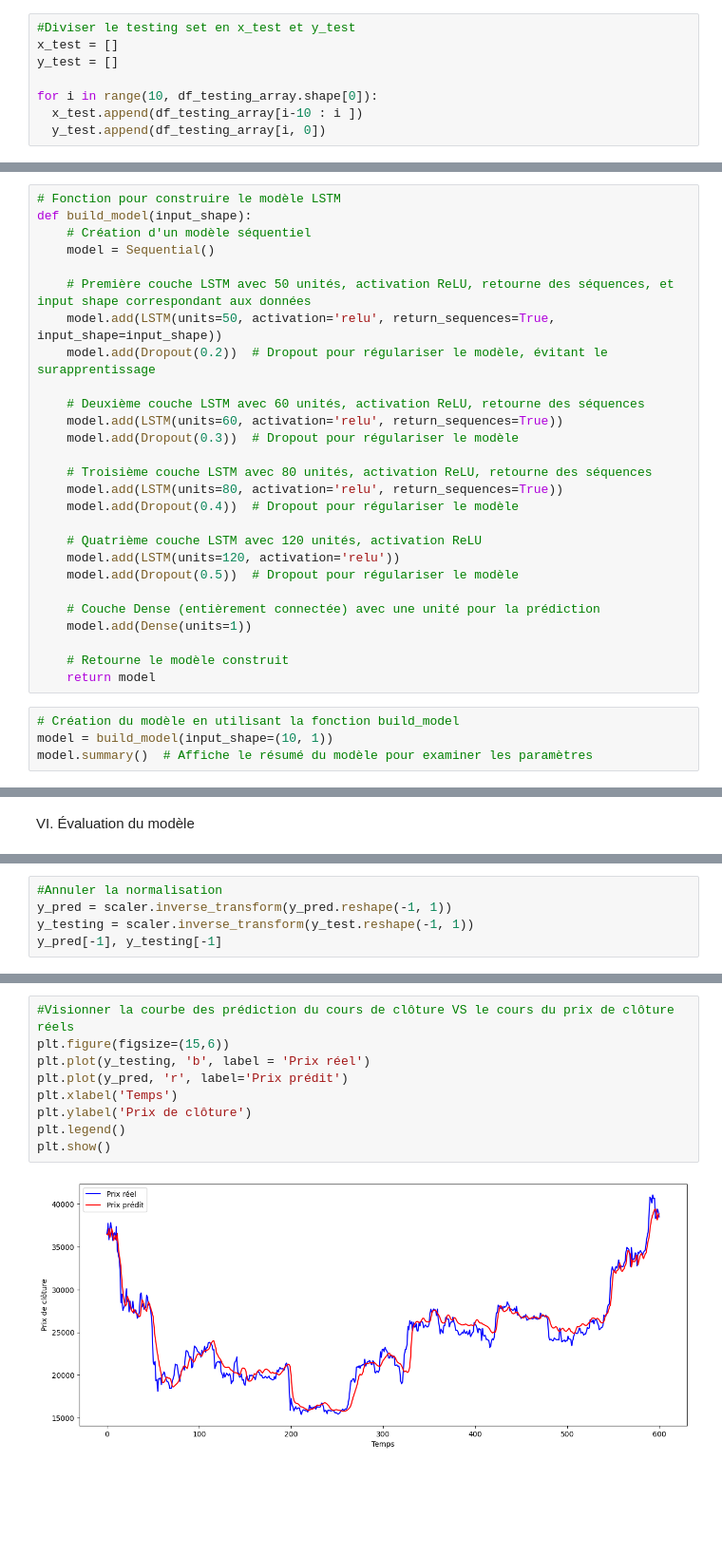
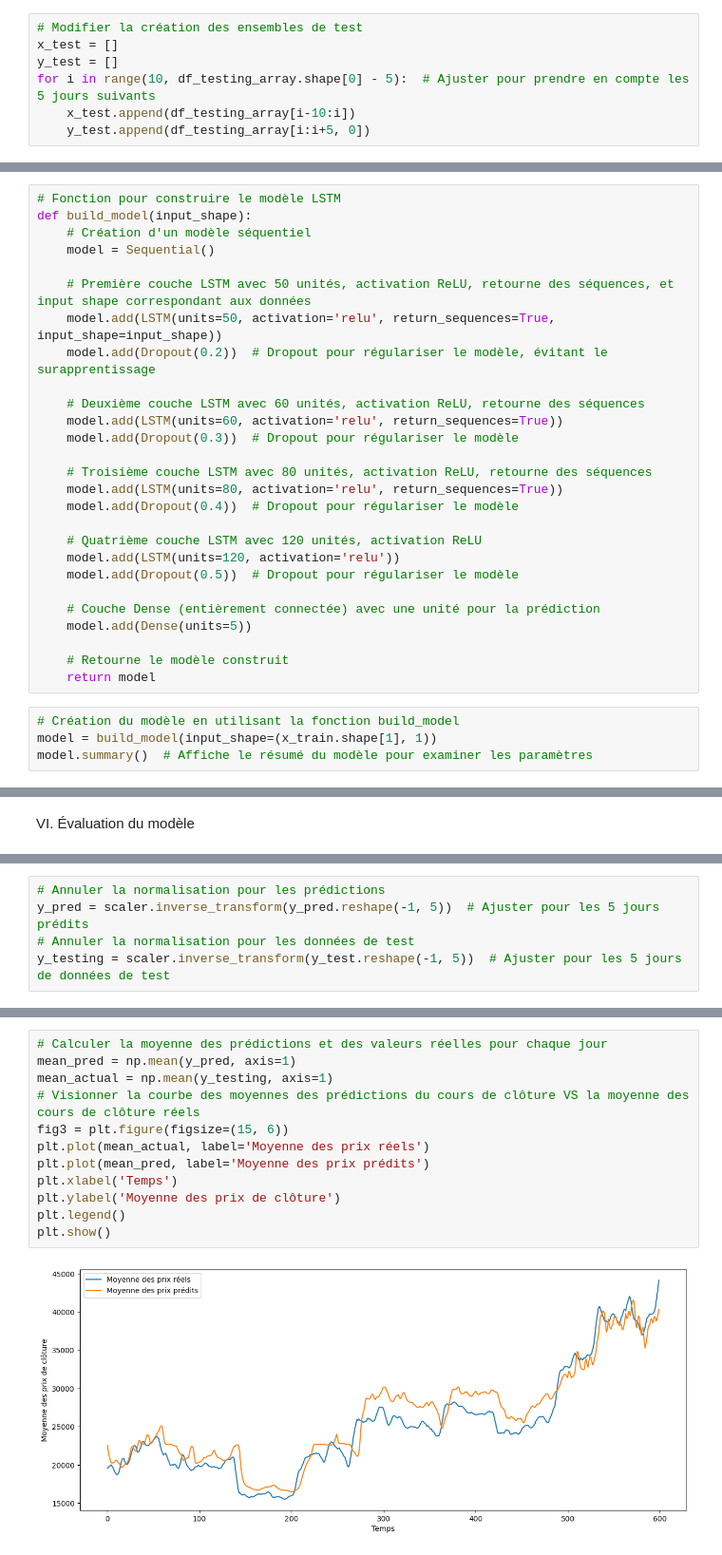
Before and after one commit to NGALENAL1004/DeepLearningProject_CryptoForetell, a Jupyter notebook: CryptoForetell.ipynb, the cells around one changed output, grey strips where cells are left out. Shown at 95% size. Cells and saved outputs as stored; diff of their text form; blank space fills up the shorter version.

```diff
--- a/CryptoForetell.ipynb
+++ b/CryptoForetell.ipynb
@@ -238,11 +236,10 @@ df_testing_array.shape
 # %%
-#Diviser le testing set en x_test et y_test
+# Modifier la création des ensembles de test
 x_test = []
 y_test = []
-
-for i in range(10, df_testing_array.shape[0]):
-  x_test.append(df_testing_array[i-10 : i ])
-  y_test.append(df_testing_array[i, 0])
+for i in range(10, df_testing_array.shape[0] - 5):  # Ajuster pour prendre en compte les 5 jours suivants
+    x_test.append(df_testing_array[i-10:i])
+    y_test.append(df_testing_array[i:i+5, 0])
 # %%
 #Conversion de x_test et y_test en matrices
 x_test, y_test = np.array(x_test), np.array(y_test)
@@ -276,13 +273,13 @@ def build_model(input_shape):
     model.add(Dropout(0.5))  # Dropout pour régulariser le modèle
 
     # Couche Dense (entièrement connectée) avec une unité pour la prédiction
-    model.add(Dense(units=1))
+    model.add(Dense(units=5))
 
     # Retourne le modèle construit
     return model
 # %%
 # Création du modèle en utilisant la fonction build_model
-model = build_model(input_shape=(10, 1))
+model = build_model(input_shape=(x_train.shape[1], 1))
 model.summary()  # Affiche le résumé du modèle pour examiner les paramètres
 # %% [output]
 WARNING:tensorflow:From c:\Users\ngale\AppData\Local\Programs\Python\Python311\Lib\site-packages\keras\src\backend.py:873: The name tf.get_default_graph is deprecated. Please use tf.compat.v1.get_defa ...
@@ -356,5 +353,5 @@ y_pred.shape
 # %%
-#Annuler la normalisation
-y_pred = scaler.inverse_transform(y_pred.reshape(-1, 1))
-y_testing = scaler.inverse_transform(y_test.reshape(-1, 1))
-y_pred[-1], y_testing[-1]
+# Annuler la normalisation pour les prédictions
+y_pred = scaler.inverse_transform(y_pred.reshape(-1, 5))  # Ajuster pour les 5 jours prédits
+# Annuler la normalisation pour les données de test
+y_testing = scaler.inverse_transform(y_test.reshape(-1, 5))  # Ajuster pour les 5 jours de données de test
@@ -363,11 +364,14 @@ y_pred[-1], y_testing[-1]
 # %%
-#Visionner la courbe des prédiction du cours de clôture VS le cours du prix de clôture réels
-plt.figure(figsize=(15,6))
-plt.plot(y_testing, 'b', label = 'Prix réel')
-plt.plot(y_pred, 'r', label='Prix prédit')
+# Calculer la moyenne des prédictions et des valeurs réelles pour chaque jour
+mean_pred = np.mean(y_pred, axis=1)
+mean_actual = np.mean(y_testing, axis=1)
+# Visionner la courbe des moyennes des prédictions du cours de clôture VS la moyenne des cours de clôture réels
+fig3 = plt.figure(figsize=(15, 6))
+plt.plot(mean_actual, label='Moyenne des prix réels')
+plt.plot(mean_pred, label='Moyenne des prix prédits')
 plt.xlabel('Temps')
-plt.ylabel('Prix de clôture')
+plt.ylabel('Moyenne des prix de clôture')
 plt.legend()
 plt.show()
 # %% [output]
-[figure, old version]
+[figure, new version]
```
Also changed, not shown: parts of 26 cells of this notebook, 2 other files.
